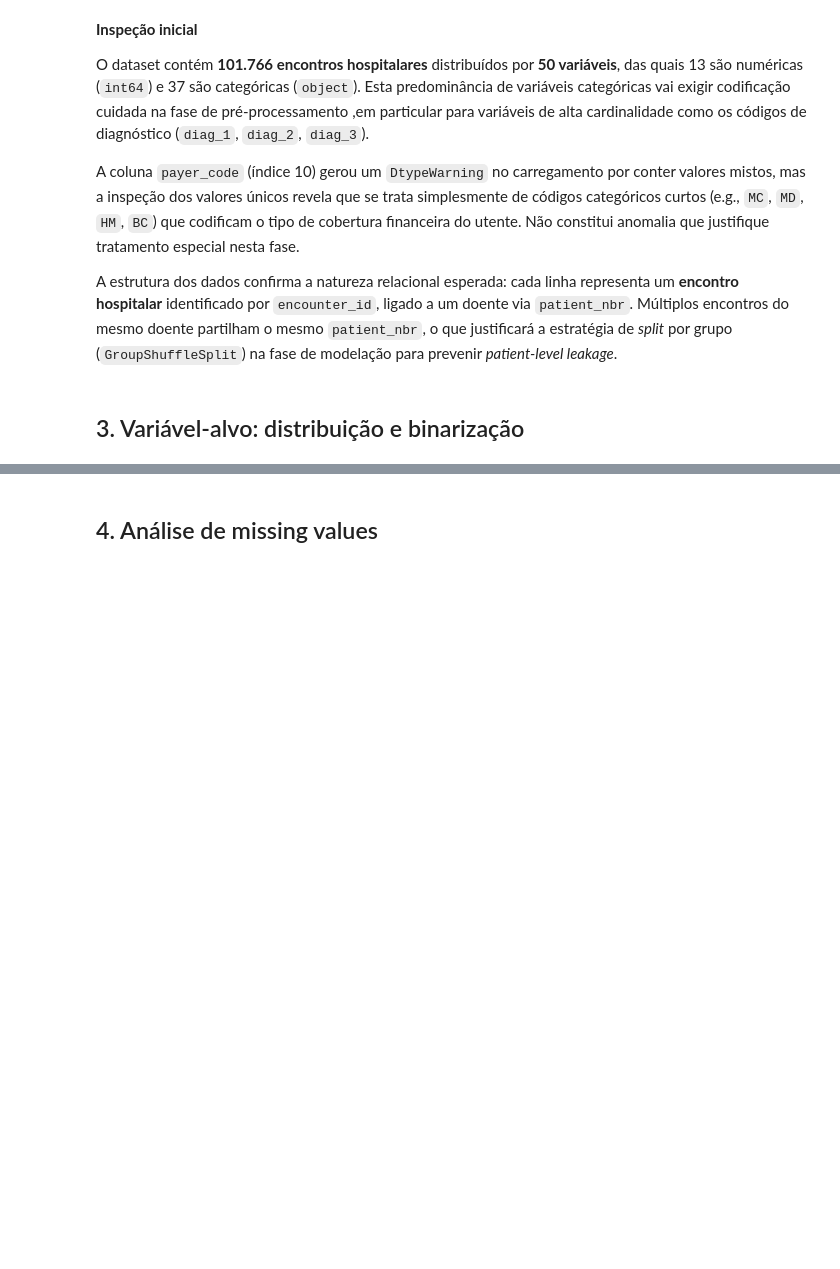
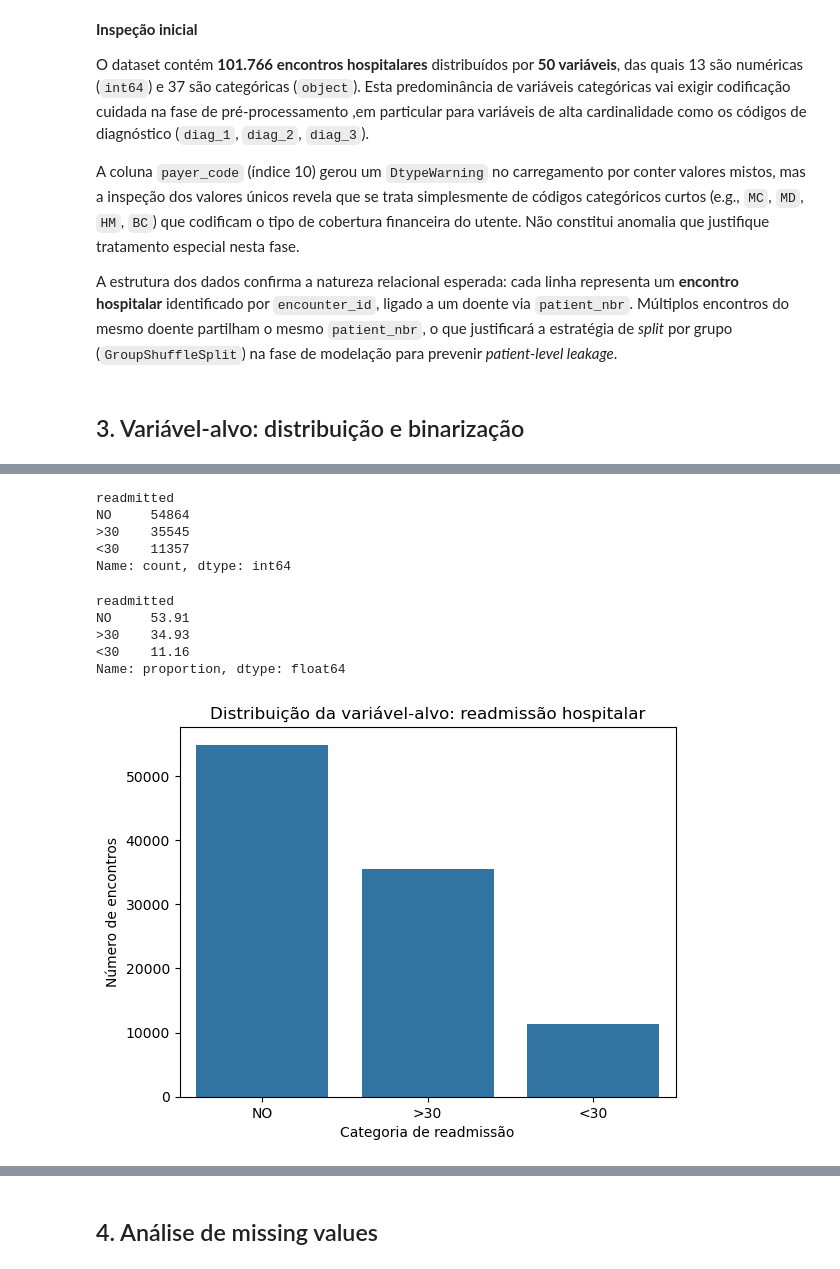
Before and after one commit to vvfpint0/diabetes-readmission-prediction, a Jupyter notebook: notebooks/01_EDA.ipynb, the cells around one changed output, grey strips where cells are left out. Saved outputs shown, nothing was run; the diff lists cells and outputs as text; code cells hidden in the pictures; blank space fills up the shorter version.

```diff
--- a/notebooks/01_EDA.ipynb
+++ b/notebooks/01_EDA.ipynb
@@ -57,0 +73,24 @@ A estrutura dos dados confirma a natureza relacional esperada: cada linha repres
+# %%
+df["readmitted"].value_counts()
+# %% [output]
+readmitted
+NO     54864
+>30    35545
+<30    11357
+Name: count, dtype: int64
+# %%
+(df["readmitted"].value_counts(normalize=True) * 100).round(2)
+# %% [output]
+readmitted
+NO     53.91
+>30    34.93
+<30    11.16
+Name: proportion, dtype: float64
+# %%
+sns.countplot(data=df, x="readmitted", order=["NO", ">30", "<30"])
+plt.title("Distribuição da variável-alvo: readmissão hospitalar")
+plt.xlabel("Categoria de readmissão")
+plt.ylabel("Número de encontros")
+plt.show()
+# %% [output]
+[figure, added]
```
Also changed, not shown: parts of 6 cells of this notebook, 1 other file.
